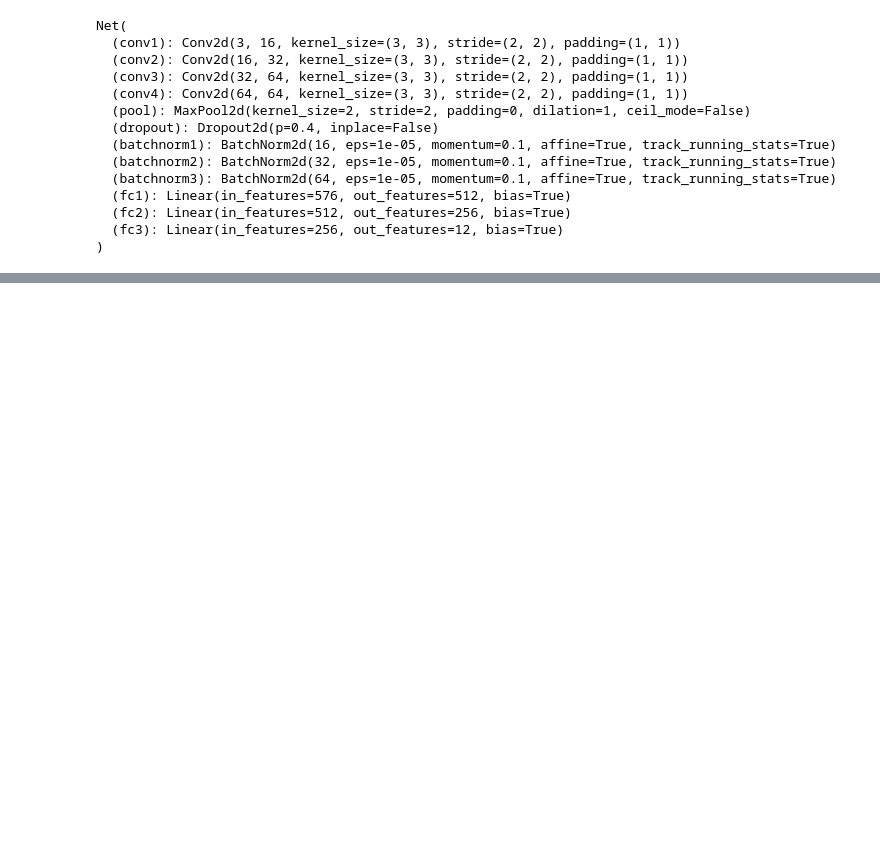
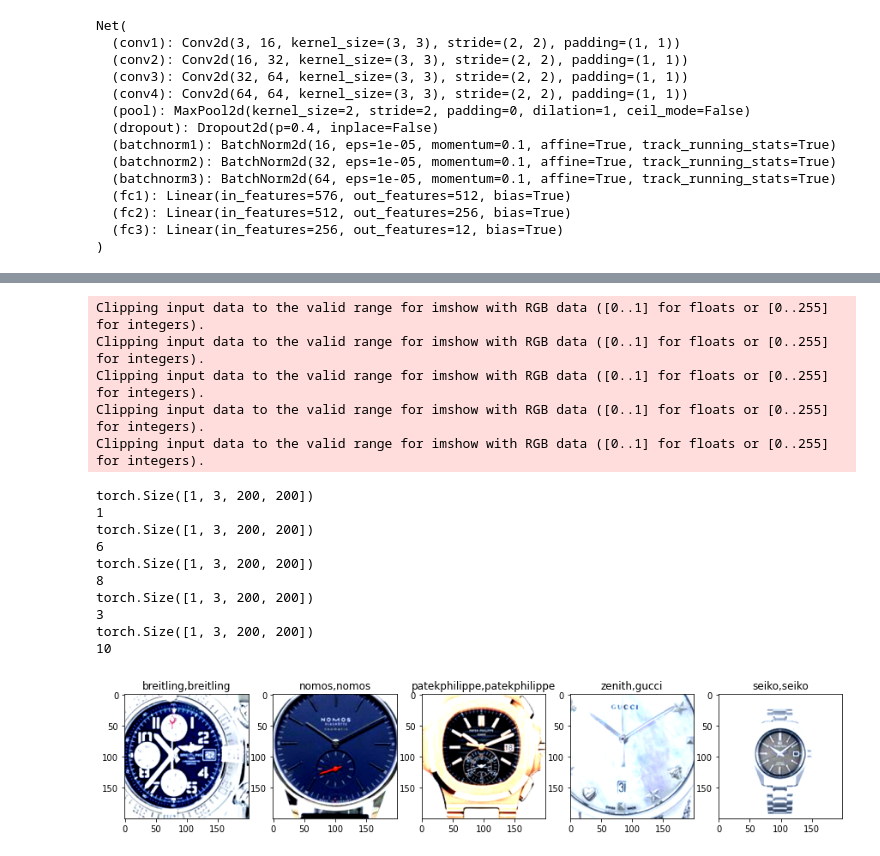
Before and after one commit to hkothari128/watch_brand_price_predicter, a Jupyter notebook: classifier.ipynb, the cells around one changed output, grey strips where cells are left out. Drawn from its saved outputs; the diff is of its cells as text; code cells hidden in the pictures; blank space fills up the shorter version.

```diff
--- a/classifier.ipynb
+++ b/classifier.ipynb
@@ -16,7 +16,7 @@ import numpy as np
 from dataset_utils import split_dataset_by_brand, split_dataset, reset_index
 from sklearn.preprocessing import LabelEncoder
 # %%
-device = torch.device("cuda:0" if torch.cuda.is_available() else "cpu")
+device = torch.device("cuda" if torch.cuda.is_available() else "cpu")
 
 # Assuming that we are on a CUDA machine, this should print a CUDA device:
 
@@ -90,9 +104,9 @@ class Watch_Dataset(Dataset):
             image = self.transform(image)
         return image, label
 # %%
-train = Watch_Dataset(train,'./scraper/images',transform)
-val = Watch_Dataset(val,'./scraper/images',transform)
-test = Watch_Dataset(test,'./scraper/images',transform)
+train = Watch_Dataset(train_d,'./scraper/images',data_transforms['train'])
+val = Watch_Dataset(val_d,'./scraper/images',data_transforms['val'])
+test = Watch_Dataset(test_d,'./scraper/images',data_transforms['val'])
 # %%
 train_loader = torch.utils.data.DataLoader(train, batch_size=20)
 validation_loader = torch.utils.data.DataLoader(val, batch_size=20)
@@ -306,7 +241,12 @@ Finished Training
 # %%
 import torchvision.models as models
-model = models.resnet18()
-model.fc = nn.Linear(512, 12)
+model = models.resnet18(pretrained=True)
+model.fc = nn.Sequential(
+    nn.Dropout(0.5),
+    nn.Linear(512, 12),
+    nn.Softmax()
+)
+model = model.to(device)
 # %%
 criterion = nn.CrossEntropyLoss()
 optimizer = optim.SGD(model.parameters(), lr=0.001, momentum=0.9)
@@ -389,0 +335,3 @@ validation loss: 2.7079, validation acc: 15.0000
+# %%
+model.load_state_dict(torch.load('resnet18_pretr.pt'))
+model.eval()
@@ -389,0 +356,41 @@ validation loss: 2.7079, validation acc: 15.0000
+# %%
+
+
+dataiter = iter(validation_loader)
+images, labels = dataiter.next()
+watch_types = { i:lb.classes_[i] for i in range(len(lb.classes_))}
+# Viewing data examples used for training
+fig, axis = plt.subplots(1, 5, figsize=(15, 10))
+for i, ax in enumerate(axis.flat):
+    with torch.no_grad():
+#         print(i,images[i])
+        image, label = images[i], labels[i]
+        inputs = image.clone()
+        inputs = inputs.unsqueeze(dim=0)
+        inputs = inputs.to(device)
+        print(inputs.size())
+#         label.to(device)
+
+        outputs = model(inputs)
+        _, preds = torch.max(outputs, 1)
+
+        print(label.item())
+        ax.set(title = f"{watch_types[preds.item()]},{watch_types[label.item()]}") # add label
+        ax.imshow(img_display(image)) # add image
+# %% [output]
+Clipping input data to the valid range for imshow with RGB data ([0..1] for floats or [0..255] for integers).
+Clipping input data to the valid range for imshow with RGB data ([0..1] for floats or [0..255] for integers).
+Clipping input data to the valid range for imshow with RGB data ([0..1] for floats or [0..255] for integers).
+Clipping input data to the valid range for imshow with RGB data ([0..1] for floats or [0..255] for integers).
+Clipping input data to the valid range for imshow with RGB data ([0..1] for floats or [0..255] for integers).
+torch.Size([1, 3, 200, 200])
+1
+torch.Size([1, 3, 200, 200])
+6
+torch.Size([1, 3, 200, 200])
+8
+torch.Size([1, 3, 200, 200])
+3
+torch.Size([1, 3, 200, 200])
+10
+[figure, added]
```
Also changed, not shown: parts of 19 cells of this notebook, 9 other files.
